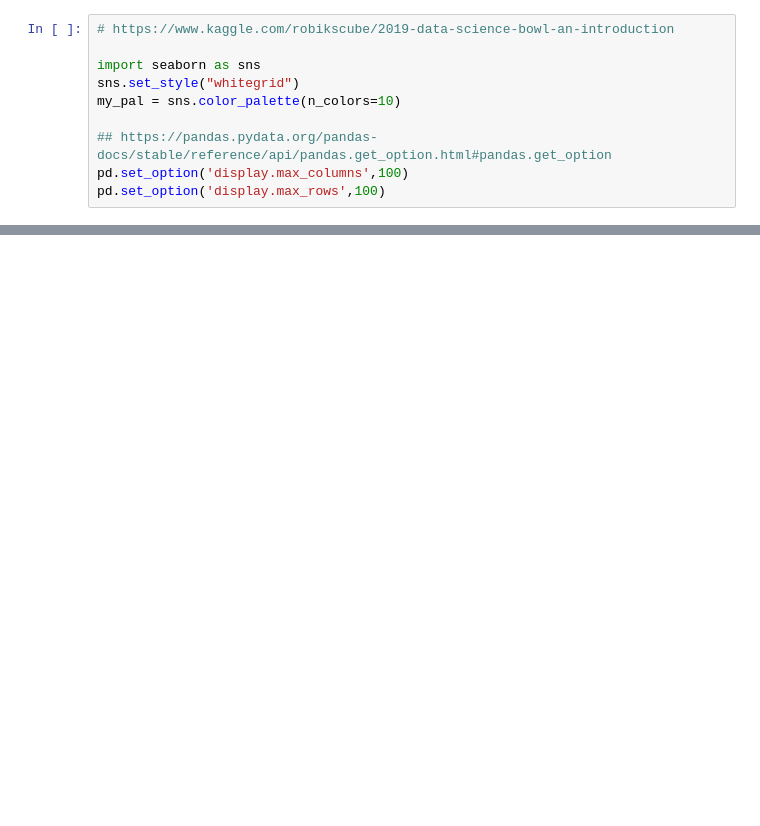
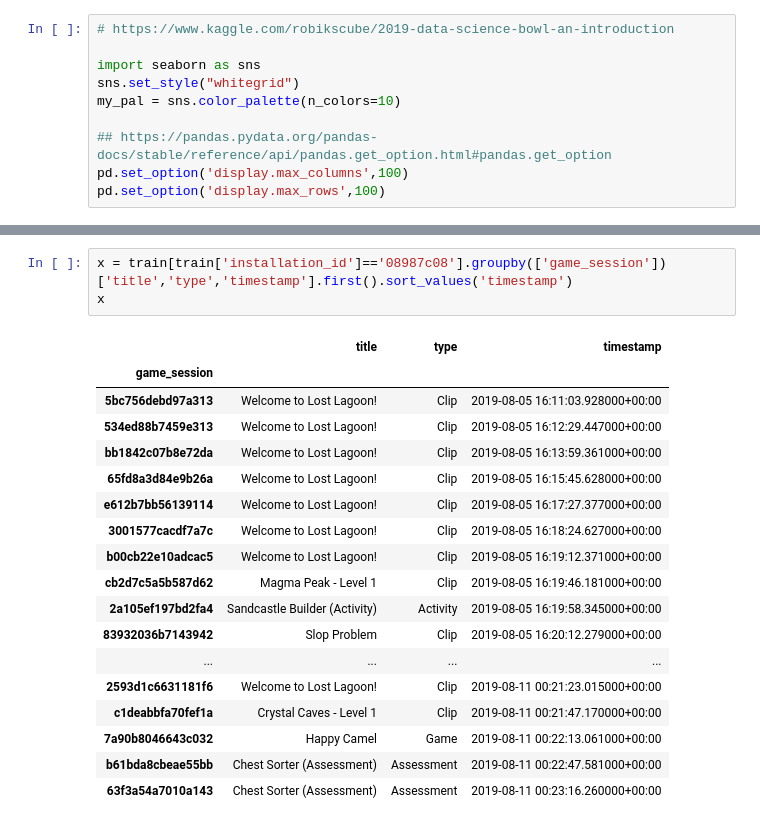
Before and after one commit to chris1214git/2019-DSB, a Jupyter notebook: code/data_preprocess.ipynb, the cells around one changed output, grey strips where cells are left out. Drawn from its saved outputs; the diff is of its cells as text; blank space fills up the shorter version.

```diff
--- a/code/data_preprocess.ipynb
+++ b/code/data_preprocess.ipynb
@@ -71,0 +233,22 @@ reduce_train.isnull().sum().sum()
+# %%
+x = train[train['installation_id']=='08987c08'].groupby(['game_session'])['title','type','timestamp'].first().sort_values('timestamp')
+x
+# %% [output]
+|  | title | type | timestamp |
+| game_session |  |  |  |
+| 5bc756debd97a313 | Welcome to Lost Lagoon! | Clip | 2019-08-05 16:11:03.928000+00:00 |
+| 534ed88b7459e313 | Welcome to Lost Lagoon! | Clip | 2019-08-05 16:12:29.447000+00:00 |
+| bb1842c07b8e72da | Welcome to Lost Lagoon! | Clip | 2019-08-05 16:13:59.361000+00:00 |
+| 65fd8a3d84e9b26a | Welcome to Lost Lagoon! | Clip | 2019-08-05 16:15:45.628000+00:00 |
+| e612b7bb56139114 | Welcome to Lost Lagoon! | Clip | 2019-08-05 16:17:27.377000+00:00 |
+| 3001577cacdf7a7c | Welcome to Lost Lagoon! | Clip | 2019-08-05 16:18:24.627000+00:00 |
+| b00cb22e10adcac5 | Welcome to Lost Lagoon! | Clip | 2019-08-05 16:19:12.371000+00:00 |
+| cb2d7c5a5b587d62 | Magma Peak - Level 1 | Clip | 2019-08-05 16:19:46.181000+00:00 |
+| 2a105ef197bd2fa4 | Sandcastle Builder (Activity) | Activity | 2019-08-05 16:19:58.345000+00:00 |
+| 83932036b7143942 | Slop Problem | Clip | 2019-08-05 16:20:12.279000+00:00 |
+| ... | ... | ... | ... |
+| 2593d1c6631181f6 | Welcome to Lost Lagoon! | Clip | 2019-08-11 00:21:23.015000+00:00 |
+| c1deabbfa70fef1a | Crystal Caves - Level 1 | Clip | 2019-08-11 00:21:47.170000+00:00 |
+| 7a90b8046643c032 | Happy Camel | Game | 2019-08-11 00:22:13.061000+00:00 |
+| b61bda8cbeae55bb | Chest Sorter (Assessment) | Assessment | 2019-08-11 00:22:47.581000+00:00 |
+| 63f3a54a7010a143 | Chest Sorter (Assessment) | Assessment | 2019-08-11 00:23:16.260000+00:00 |
```
Also changed, not shown: parts of 18 cells of this notebook, 36 other files.
